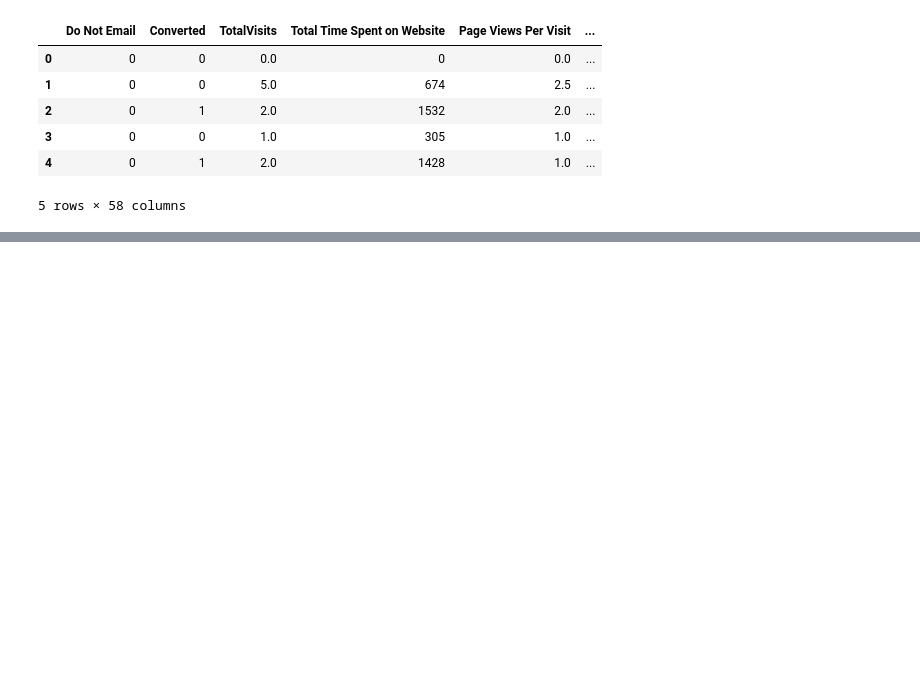
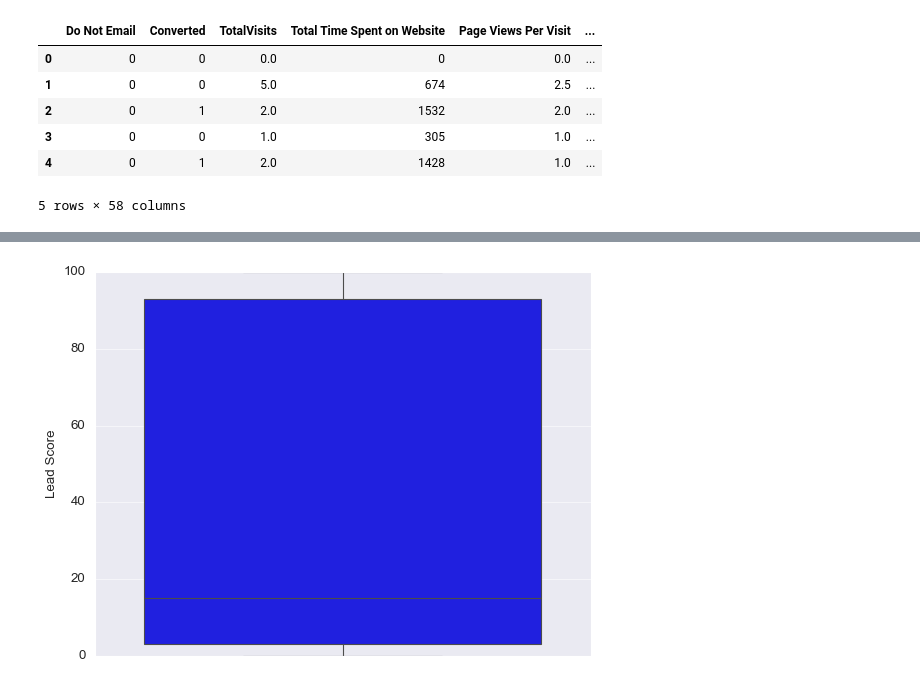
Before and after one commit to ANKIT21111/leadScore_conversion, a Jupyter notebook: leadscoredataprocess.ipynb, the cells around one changed output, grey strips where cells are left out. Cells and saved outputs as stored; diff of their text form; code cells hidden in the pictures; blank space fills up the shorter version.

```diff
--- a/leadscoredataprocess.ipynb
+++ b/leadscoredataprocess.ipynb
@@ -1096,0 +2006,5 @@ leadfinal.to_csv('Processed_DataFile.csv', index=False)
+# %%
+# Removing all the variables which were not in our final model
+leadscore = leadscore[varsel]
+leadscore = sm.add_constant(leadscore)
+leadscore.head()
@@ -1096,0 +2018,4 @@ leadfinal.to_csv('Processed_DataFile.csv', index=False)
+# %%
+# Making predictions
+leadscore_predict = resultmod.predict(leadscore)
+leadscore_predict.head()
@@ -1096,0 +2029,3 @@ leadfinal.to_csv('Processed_DataFile.csv', index=False)
+# %%
+leadscore['Lead Score'] = round(leadscore_predict*100)
+leadscore.head()
@@ -1096,0 +2039,3 @@ leadfinal.to_csv('Processed_DataFile.csv', index=False)
+# %%
+leadscore['Lead Number']=Lead_Number
+leadscore.head()
@@ -1096,0 +2049,5 @@ leadfinal.to_csv('Processed_DataFile.csv', index=False)
+# %%
+sns.boxplot(y = leadscore['Lead Score'])
+plt.show()
+# %% [output]
+[figure, added]
```
Also changed, not shown: parts of 133 cells of this notebook.
